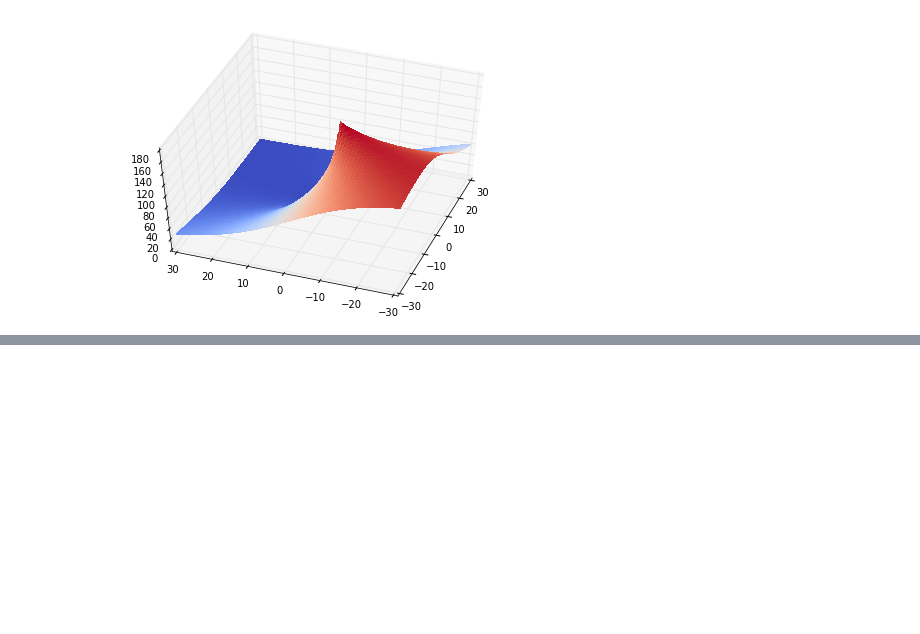
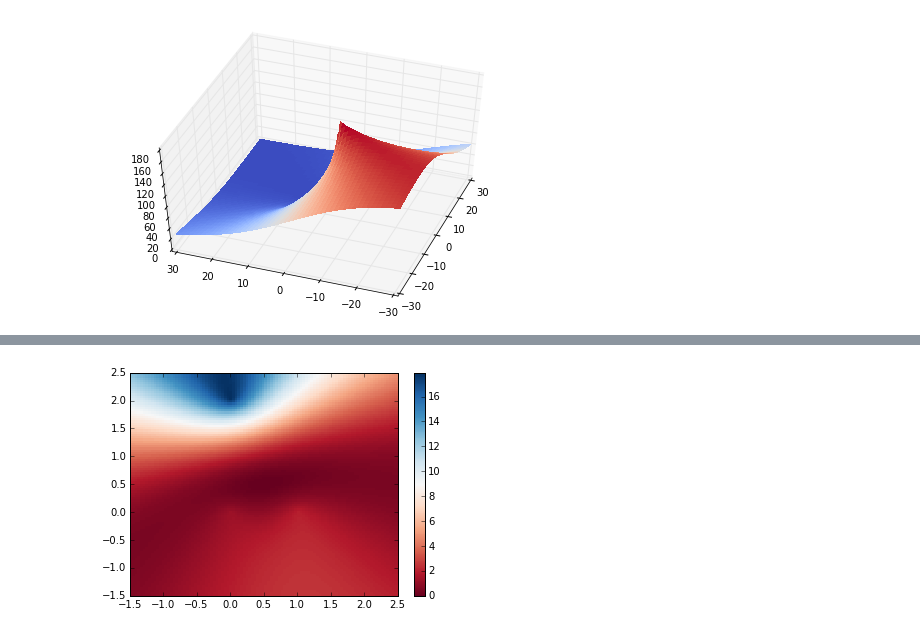
Before and after one commit to niccokunzmann/positioning_system, a Jupyter notebook: nullstellen.ipynb, the cells around one changed output, grey strips where cells are left out. Saved outputs shown, nothing was run; the diff lists cells and outputs as text; code cells hidden in the pictures; blank space fills up the shorter version.

```diff
--- a/nullstellen.ipynb
+++ b/nullstellen.ipynb
@@ -798,0 +809,4 @@ This hole above seems like the only minimum. We can use a simple minimization fu
+# %%
+plot_dts(0.5, 0.5, [(1,0), (0,2),(0,0), (1, 2) ],2)
+# %% [output]
+[figure, added]
```
Also changed, not shown: parts of 7 cells of this notebook, 6 other files.
